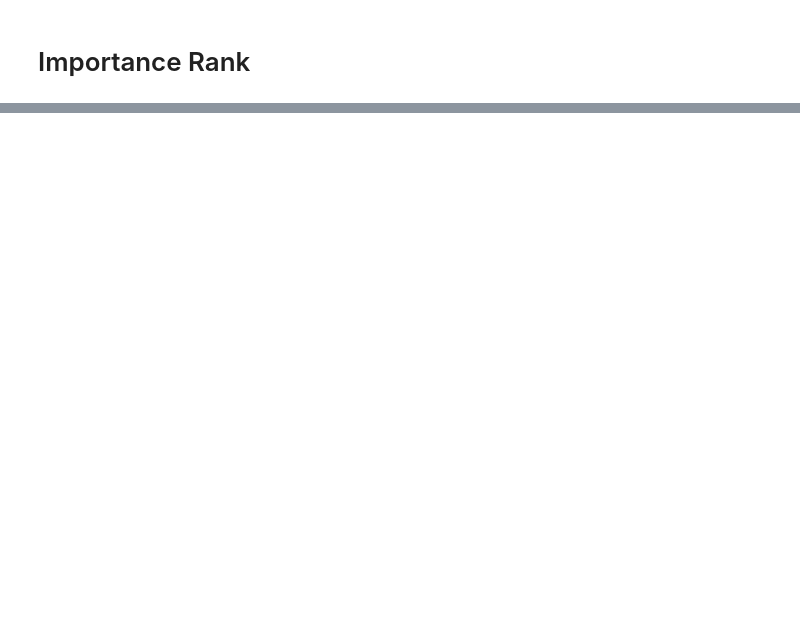
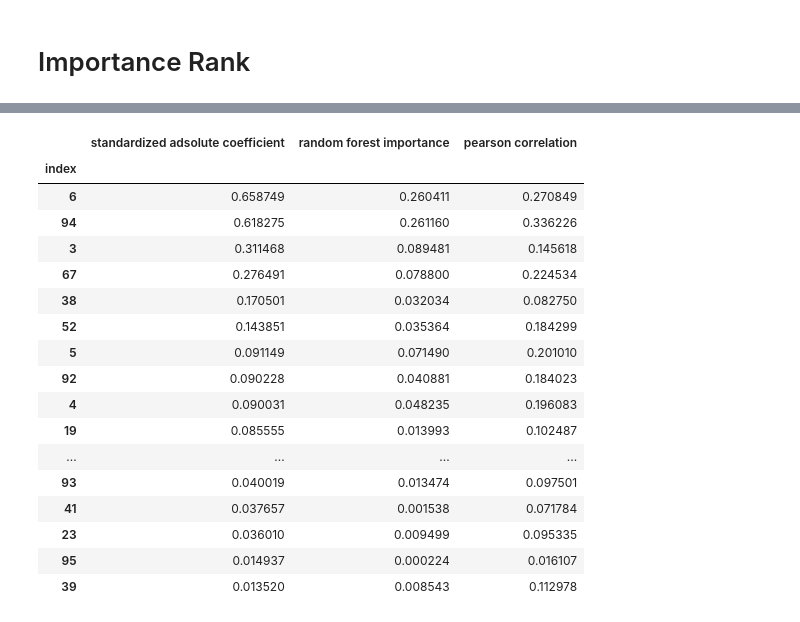
Before and after one commit to tinniewhale/sql_coding_practice, a Jupyter notebook: Classification Analysis.ipynb, the cells around one changed output, grey strips where cells are left out. Saved outputs shown, nothing was run; the diff lists cells and outputs as text; code cells hidden in the pictures; blank space fills up the shorter version.

```diff
--- a/Classification Analysis.ipynb
+++ b/Classification Analysis.ipynb
@@ -539,0 +797,19 @@ avg / total       0.74      0.76      0.74     13834
+# %%
+# Considering that Logistic Regression is the best in this classification problem,
+# I will use magnitude of the model coefficient times the corresponding standard deviation to rank the importance of features
+# Features that are removed the input are not ranked
+logreg = SGDClassifier(alpha=0.0001, average=False, class_weight=None, epsilon=0.1,
+       eta0=0.0, fit_intercept=True, l1_ratio=0.15,
+       learning_rate='optimal', loss='log', n_iter=3000, n_jobs=1,
+       penalty='l2', power_t=0.5, random_state=1314, shuffle=True,
+       verbose=0, warm_start=False)
+logreg.fit(X_train[cols_rm_vif], y_train)
+importance = pd.DataFrame(np.std(np.array(X_train[cols_rm_vif]), 0)*abs(logreg.coef_), columns = cols_rm_vif).T.rename(columns = {0: 'standardized adsolute coefficient'})
+importance = importance.sort_values('standardized adsolute coefficient', ascending=False)
+# %%
+# calculate person correlation
+pearson_correlation_rank = pd.DataFrame(train[[0]+cols_rm_vif].corr().ix[0].T.sort_values(ascending=False)).rename(columns={0: 'pearson correlation'})
+# %%
+# calculate importance by Random Forest classifier
+rf = RandomForestClassifier(criterion='entropy',max_depth=20, min_samples_leaf=5, random_state=1314)
+rf.fit(X_train[cols_rm_vif], y_train)
@@ -539,0 +823,4 @@ avg / total       0.74      0.76      0.74     13834
+# %%
+rf_importance = pd.DataFrame(rf.feature_importances_).T
+rf_importance.columns = cols_rm_vif
+rf_importance = rf_importance.T.sort_values(0, ascending=False).rename(columns={0: 'random forest importance'})
@@ -539,0 +834,23 @@ avg / total       0.74      0.76      0.74     13834
+# %%
+syn_rank = pd.merge(pd.merge(importance.reset_index(), rf_importance.reset_index()), \
+                    pearson_correlation_rank.reset_index()).set_index('index')
+syn_rank
+# %% [output]
+|  | standardized adsolute coefficient | random forest importance | pearson correlation |
+| index |  |  |  |
+| 6 | 0.658749 | 0.260411 | 0.270849 |
+| 94 | 0.618275 | 0.261160 | 0.336226 |
+| 3 | 0.311468 | 0.089481 | 0.145618 |
+| 67 | 0.276491 | 0.078800 | 0.224534 |
+| 38 | 0.170501 | 0.032034 | 0.082750 |
+| 52 | 0.143851 | 0.035364 | 0.184299 |
+| 5 | 0.091149 | 0.071490 | 0.201010 |
+| 92 | 0.090228 | 0.040881 | 0.184023 |
+| 4 | 0.090031 | 0.048235 | 0.196083 |
+| 19 | 0.085555 | 0.013993 | 0.102487 |
+| ... | ... | ... | ... |
+| 93 | 0.040019 | 0.013474 | 0.097501 |
+| 41 | 0.037657 | 0.001538 | 0.071784 |
+| 23 | 0.036010 | 0.009499 | 0.095335 |
+| 95 | 0.014937 | 0.000224 | 0.016107 |
+| 39 | 0.013520 | 0.008543 | 0.112978 |
```
Also changed, not shown: parts of 54 cells of this notebook.
